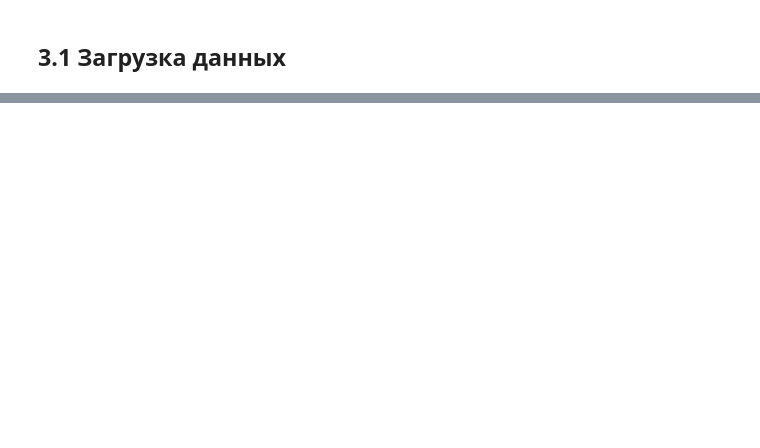
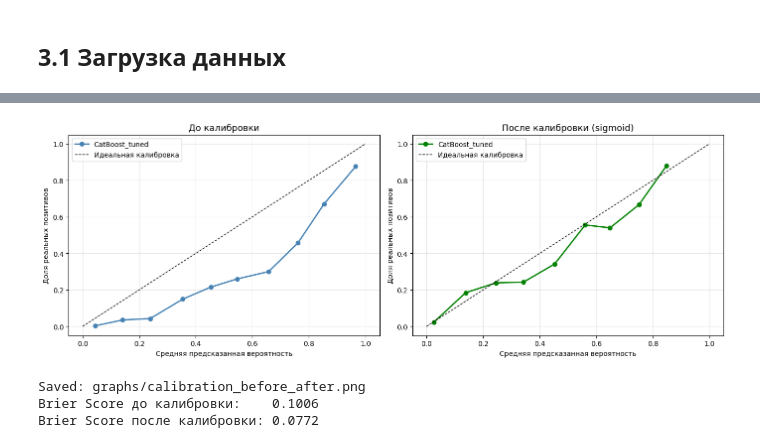
Before and after one commit to justShox/Churn-prediction-api, a Jupyter notebook: notebooks/03_modeling.ipynb, the cells around one changed output, grey strips where cells are left out. Saved outputs shown, nothing was run; the diff lists cells and outputs as text; code cells hidden in the pictures; blank space fills up the shorter version.

```diff
--- a/notebooks/03_modeling.ipynb
+++ b/notebooks/03_modeling.ipynb
@@ -406,0 +263,56 @@ print(summary_df.to_string(index=False))
+# %%
+from sklearn.calibration import calibration_curve, CalibratedClassifierCV
+from sklearn.frozen import FrozenEstimator
+from sklearn.metrics import brier_score_loss
+from sklearn.model_selection import train_test_split
+import matplotlib.pyplot as plt
+from pathlib import Path
+
+graphs_dir = Path('graphs')
+graphs_dir.mkdir(parents=True, exist_ok=True)
+
+cb_tuned = models['CatBoost_tuned']
+cb_probs_raw = cb_tuned.predict_proba(X_test)[:, 1]
+
+# Делим тест на калибровочную и оценочную части
+X_cal, X_eval, y_cal, y_eval, probs_cal, probs_eval = train_test_split(
+    X_test, y_test, cb_probs_raw,
+    test_size=0.5, random_state=42, stratify=y_test
+)
+
+# Калибруем
+calibrated = CalibratedClassifierCV(FrozenEstimator(cb_tuned), method='sigmoid')
+calibrated.fit(X_cal, y_cal)
+cb_probs_cal = calibrated.predict_proba(X_eval)[:, 1]
+
+# График
+fig, axes = plt.subplots(1, 2, figsize=(14, 5))
+
+for ax, probs, title, color in zip(
+    axes,
+    [probs_eval, cb_probs_cal],
+    ['До калибровки', 'После калибровки (sigmoid)'],
+    ['steelblue', 'green']
+):
+    pt, pp = calibration_curve(y_eval, probs, n_bins=10)
+    ax.plot(pp, pt, marker='o', linewidth=2, color=color, label='CatBoost_tuned')
+    ax.plot([0, 1], [0, 1], 'k--', linewidth=1, label='Идеальная калибровка')
+    ax.set_title(title, fontsize=13)
+    ax.set_xlabel('Средняя предсказанная вероятность')
+    ax.set_ylabel('Доля реальных позитивов')
+    ax.legend()
+    ax.grid(alpha=0.3)
+
+plt.tight_layout()
+cal_path = graphs_dir / 'calibration_before_after.png'
+plt.savefig(cal_path, dpi=150, bbox_inches='tight')
+plt.show()
+
+print(f"Saved: {cal_path}")
+print(f"Brier Score до калибровки:    {brier_score_loss(y_eval, probs_eval):.4f}")
+print(f"Brier Score после калибровки: {brier_score_loss(y_eval, cb_probs_cal):.4f}")
+# %% [output]
+[figure, added]
+Saved: graphs/calibration_before_after.png
+Brier Score до калибровки:    0.1006
+Brier Score после калибровки: 0.0772
```
Also changed, not shown: parts of 44 cells of this notebook, 11 other files.
